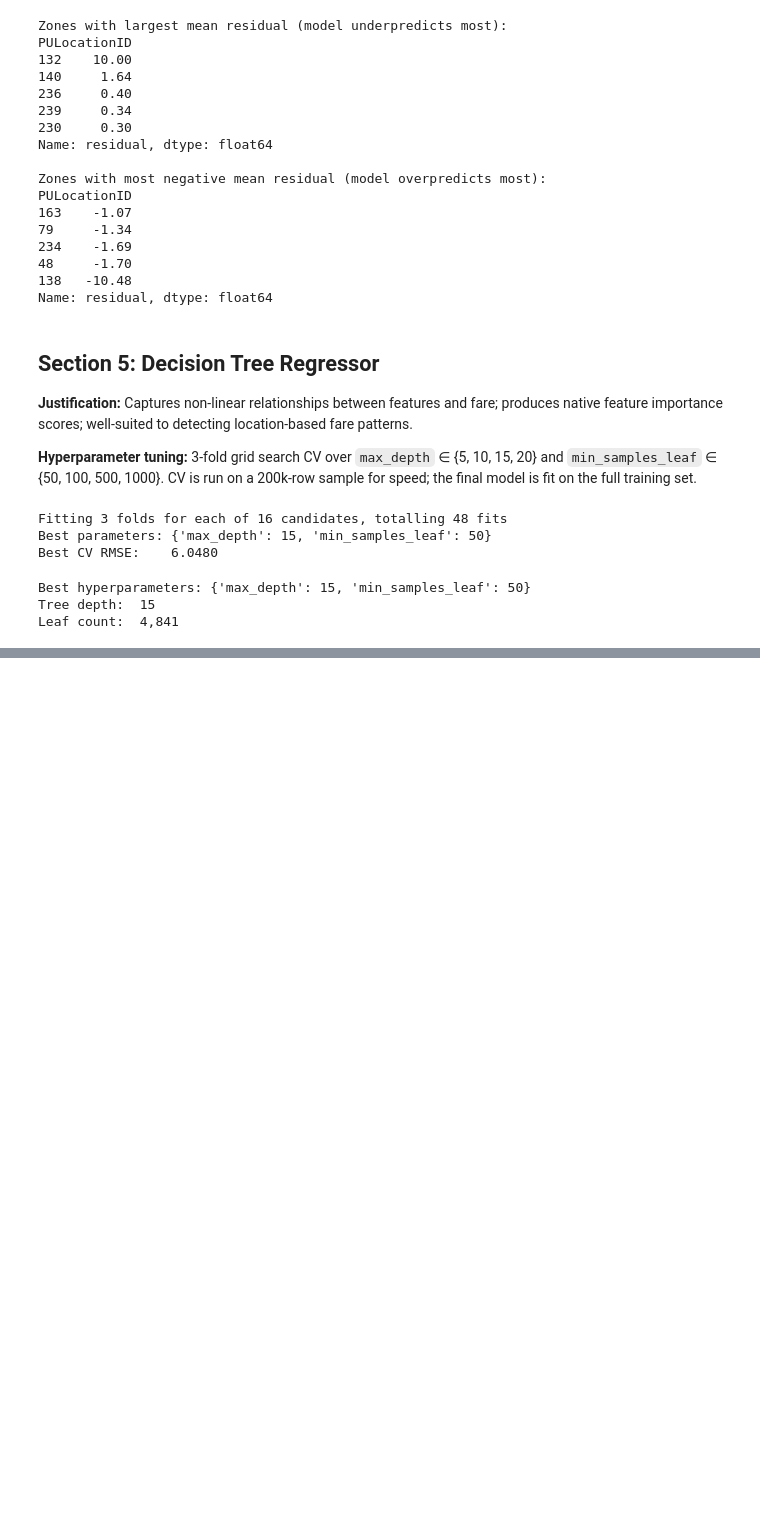
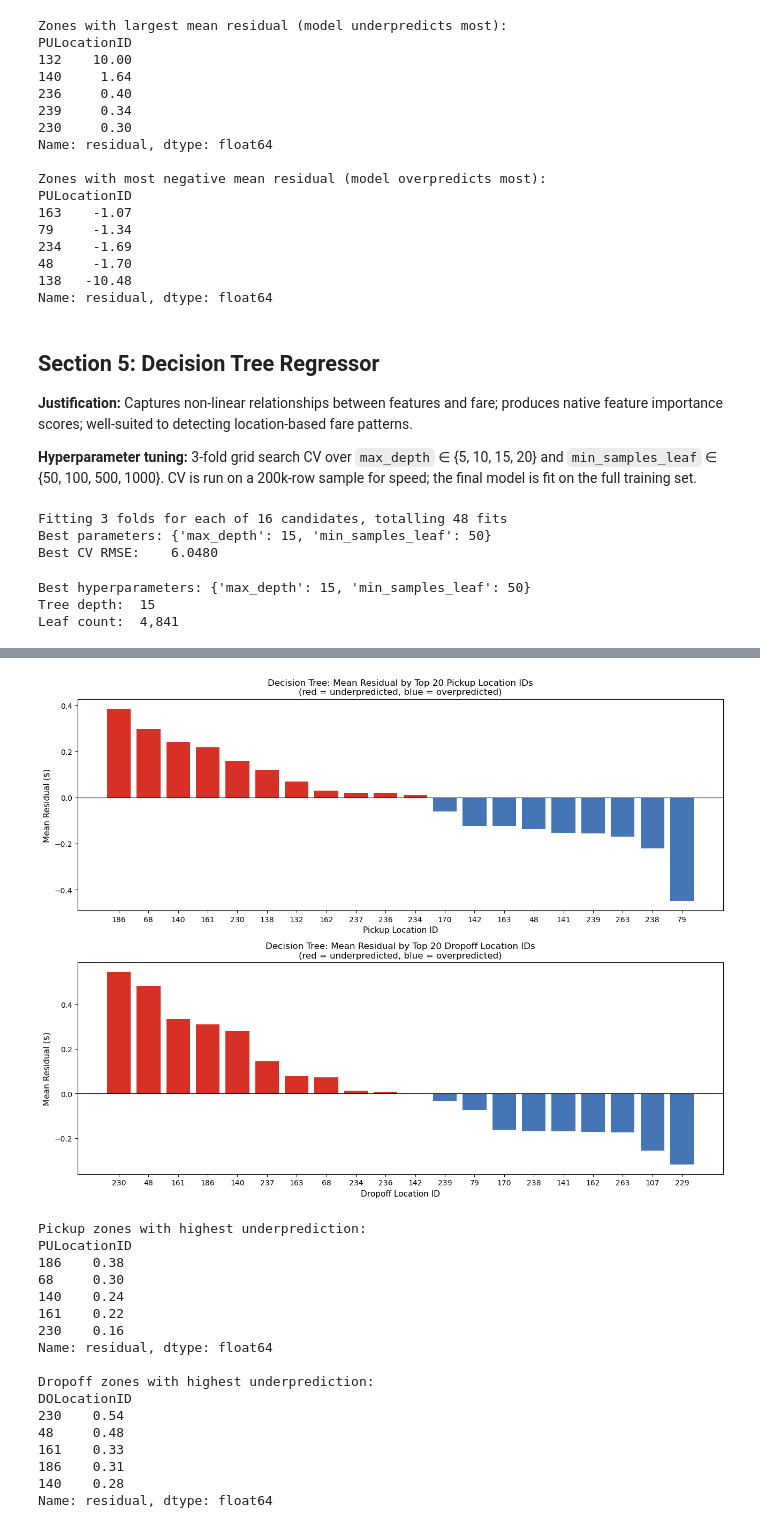
Before and after one commit to trevorsmith00/ista421_final, a Jupyter notebook: notebook/taxi_analysis.ipynb, the cells around one changed output, grey strips where cells are left out. Cells and saved outputs as stored; diff of their text form; code cells hidden in the pictures; blank space fills up the shorter version.

```diff
--- a/notebook/taxi_analysis.ipynb
+++ b/notebook/taxi_analysis.ipynb
@@ -555,0 +605,62 @@ Leaf count:  4,841
+# %%
+# Residual analysis by PULocationID and DOLocationID
+residuals_dt = y_test - y_pred_dt
+do_test = df_clean['DOLocationID'].iloc[test_idx_raw].values
+
+residual_geo = pd.DataFrame({
+    'PULocationID': pu_test,
+    'DOLocationID': do_test,
+    'residual': residuals_dt
+})
+
+top20_pu = df_clean['PULocationID'].value_counts().head(20).index.tolist()
+top20_do = df_clean['DOLocationID'].value_counts().head(20).index.tolist()
+
+res_pu = (residual_geo[residual_geo['PULocationID'].isin(top20_pu)]
+          .groupby('PULocationID')['residual'].mean()
+          .sort_values(ascending=False))
+res_do = (residual_geo[residual_geo['DOLocationID'].isin(top20_do)]
+          .groupby('DOLocationID')['residual'].mean()
+          .sort_values(ascending=False))
+
+fig, axes = plt.subplots(2, 1, figsize=(13, 10))
+
+for ax, data, label in zip(axes,
+                            [res_pu, res_do],
+                            ['Pickup Location ID', 'Dropoff Location ID']):
+    colors = ['#d73027' if v > 0 else '#4575b4' for v in data.values]
+    ax.bar(data.index.astype(str), data.values, color=colors)
+    ax.axhline(0, color='black', linewidth=0.8)
+    ax.set_xlabel(label, fontsize=11)
+    ax.set_ylabel('Mean Residual ($)', fontsize=11)
+    ax.set_title(
+        f'Decision Tree: Mean Residual by Top 20 {label}s\n(red = underpredicted, blue = overpredicted)',
+        fontsize=12)
+
+plt.tight_layout()
+plt.savefig('../figures/dt_residuals_by_zone.png', dpi=150, bbox_inches='tight')
+plt.show()
+
+print('Pickup zones with highest underprediction:')
+print(res_pu.head(5).round(2))
+print('\nDropoff zones with highest underprediction:')
+print(res_do.head(5).round(2))
+# %% [output]
+[figure, added]
+Pickup zones with highest underprediction:
+PULocationID
+186    0.38
+68     0.30
+140    0.24
+161    0.22
+230    0.16
+Name: residual, dtype: float64
+
+Dropoff zones with highest underprediction:
+DOLocationID
+230    0.54
+48     0.48
+161    0.33
+186    0.31
+140    0.28
+Name: residual, dtype: float64
```
Also changed, not shown: parts of 2 cells of this notebook, 2 other files.
